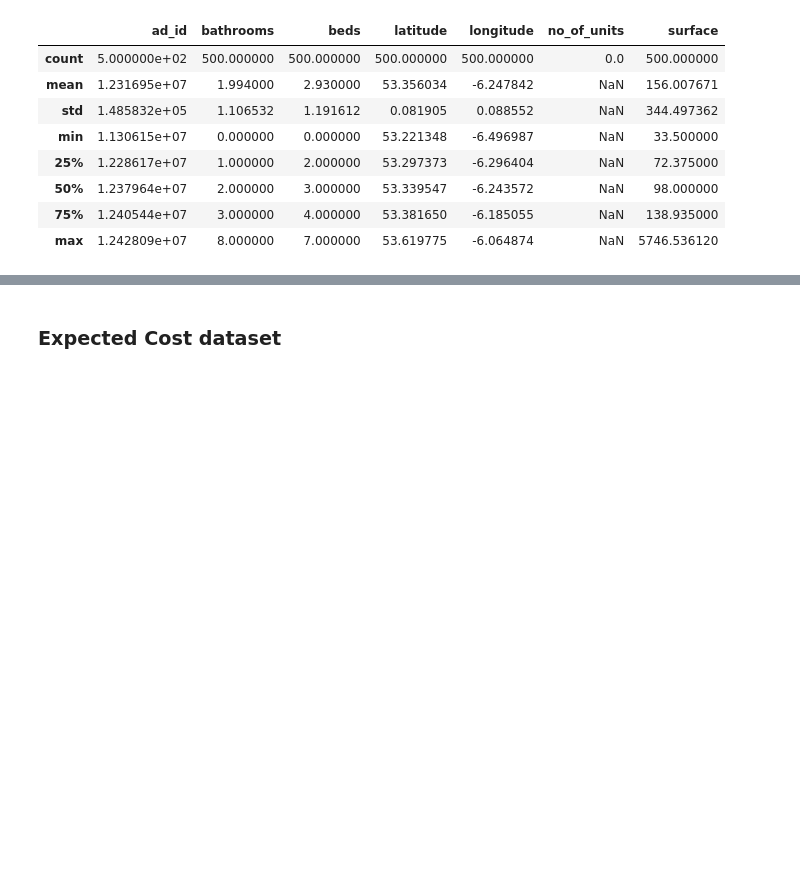
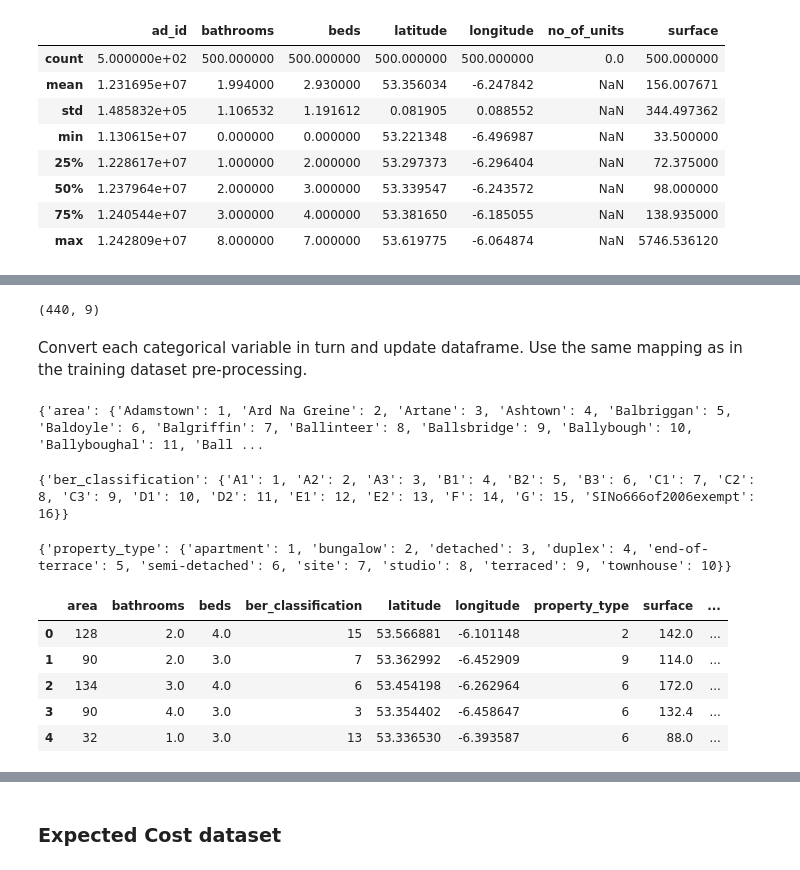
Before and after one commit to M-McKegney/ET5003_SEM1_2021-2, a Jupyter notebook: ET5003_Etivity2_MichaelMcKegney_20149743.ipynb, the cells around one changed output, grey strips where cells are left out. Cells and saved outputs as stored; diff of their text form; code cells hidden in the pictures; blank space fills up the shorter version.

```diff
--- a/ET5003_Etivity2_MichaelMcKegney_20149743.ipynb
+++ b/ET5003_Etivity2_MichaelMcKegney_20149743.ipynb
@@ -434,0 +491,37 @@ dftest.describe()
+# %%
+dftest_adj.drop(dftest_adj[dftest_adj.beds == 0].index, inplace=True)
+
+dftest_adj.drop(dftest_adj[dftest_adj.bathrooms == 0].index, inplace=True)
+
+dftest_adj.shape
+# %% [output]
+(440, 9)
+# %% [markdown]
+Convert each categorical variable in turn and update dataframe. Use the same mapping as in the training dataset pre-processing.
+# %%
+print(replace_map_comp_1)
+
+dftest_adj.replace(replace_map_comp_1, inplace=True)
+# %% [output]
+{'area': {'Adamstown': 1, 'Ard Na Greine': 2, 'Artane': 3, 'Ashtown': 4, 'Balbriggan': 5, 'Baldoyle': 6, 'Balgriffin': 7, 'Ballinteer': 8, 'Ballsbridge': 9, 'Ballybough': 10, 'Ballyboughal': 11, 'Ball ...
+# %%
+print(replace_map_comp_2)
+
+dftest_adj.replace(replace_map_comp_2, inplace=True)
+# %% [output]
+{'ber_classification': {'A1': 1, 'A2': 2, 'A3': 3, 'B1': 4, 'B2': 5, 'B3': 6, 'C1': 7, 'C2': 8, 'C3': 9, 'D1': 10, 'D2': 11, 'E1': 12, 'E2': 13, 'F': 14, 'G': 15, 'SINo666of2006exempt': 16}}
+# %%
+print(replace_map_comp_3)
+
+dftest_adj.replace(replace_map_comp_3, inplace=True)
+# %% [output]
+{'property_type': {'apartment': 1, 'bungalow': 2, 'detached': 3, 'duplex': 4, 'end-of-terrace': 5, 'semi-detached': 6, 'site': 7, 'studio': 8, 'terraced': 9, 'townhouse': 10}}
+# %%
+dftest_adj.head()
+# %% [output]
+|  | area | bathrooms | beds | ber_classification | latitude | longitude | property_type | surface | ... |
+| 0 | 128 | 2.0 | 4.0 | 15 | 53.566881 | -6.101148 | 2 | 142.0 | ... |
+| 1 | 90 | 2.0 | 3.0 | 7 | 53.362992 | -6.452909 | 9 | 114.0 | ... |
+| 2 | 134 | 3.0 | 4.0 | 6 | 53.454198 | -6.262964 | 6 | 172.0 | ... |
+| 3 | 90 | 4.0 | 3.0 | 3 | 53.354402 | -6.458647 | 6 | 132.4 | ... |
+| 4 | 32 | 1.0 | 3.0 | 13 | 53.336530 | -6.393587 | 6 | 88.0 | ... |
```
Also changed, not shown: parts of 27 cells of this notebook.
